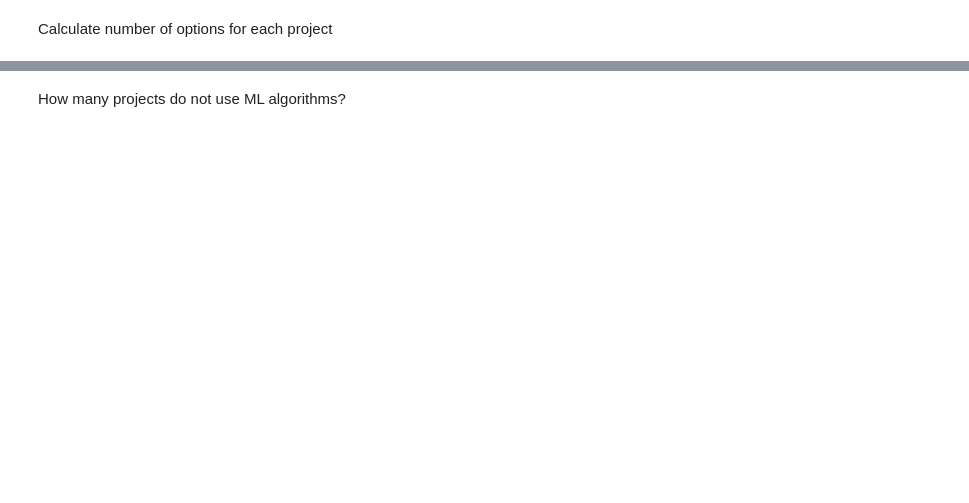
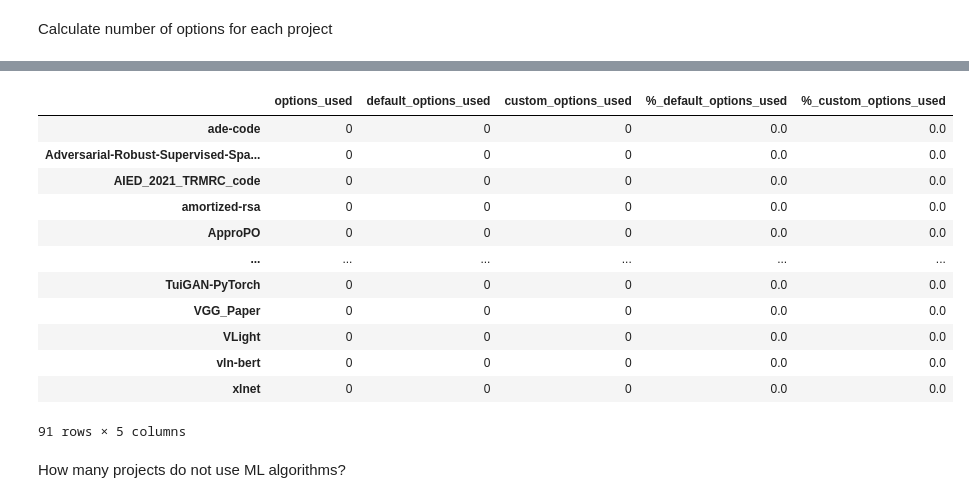
Before and after one commit to AI-4-SE/Exploring-Hyperparameter-Usage-And-Tuning-In-Machine-Learning-Research, a Jupyter notebook: src/projects.ipynb, the cells around one changed output, grey strips where cells are left out. Saved outputs shown, nothing was run; the diff lists cells and outputs as text; code cells hidden in the pictures; blank space fills up the shorter version.

```diff
--- a/src/projects.ipynb
+++ b/src/projects.ipynb
@@ -96,6 +98,25 @@ fig = go.Figure(data=[
 # Change the bar mode
 fig.update_layout(barmode='stack')
 fig.show()
+# %%
+
+df_without_ml_algorithms = result[result['options_used'] == 0]
+len(df_without_ml_algorithms)
+df_without_ml_algorithms
+# %% [output]
+|  | options_used | default_options_used | custom_options_used | %_default_options_used | %_custom_options_used |
+| ade-code | 0 | 0 | 0 | 0.0 | 0.0 |
+| Adversarial-Robust-Supervised-Spa... | 0 | 0 | 0 | 0.0 | 0.0 |
+| AIED_2021_TRMRC_code | 0 | 0 | 0 | 0.0 | 0.0 |
+| amortized-rsa | 0 | 0 | 0 | 0.0 | 0.0 |
+| ApproPO | 0 | 0 | 0 | 0.0 | 0.0 |
+| ... | ... | ... | ... | ... | ... |
+| TuiGAN-PyTorch | 0 | 0 | 0 | 0.0 | 0.0 |
+| VGG_Paper | 0 | 0 | 0 | 0.0 | 0.0 |
+| VLight | 0 | 0 | 0 | 0.0 | 0.0 |
+| vln-bert | 0 | 0 | 0 | 0.0 | 0.0 |
+| xlnet | 0 | 0 | 0 | 0.0 | 0.0 |
+91 rows × 5 columns
 # %% [markdown]
 How many projects do not use ML algorithms?
 # %%
```
Also changed, not shown: parts of 7 cells of this notebook, 7 other files.
